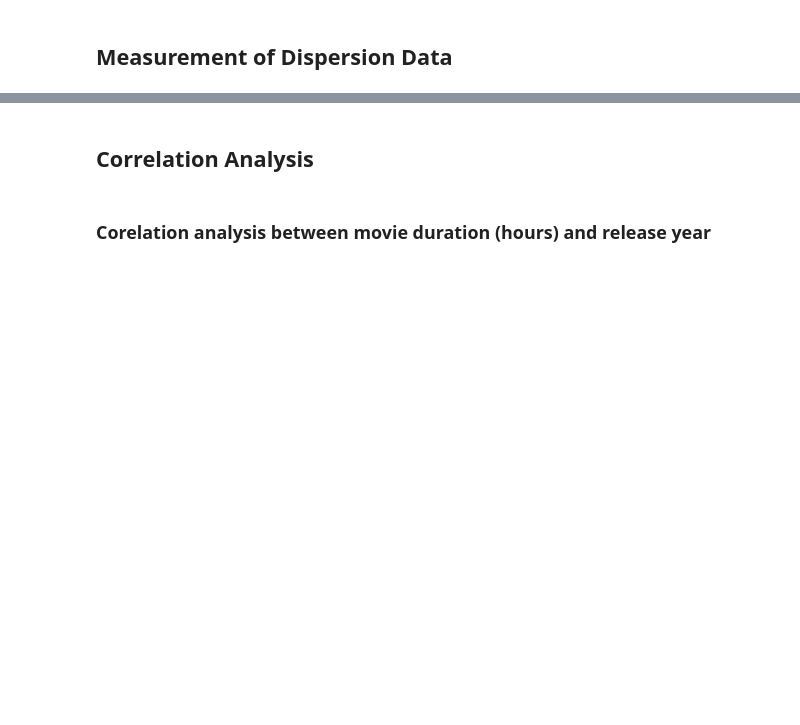
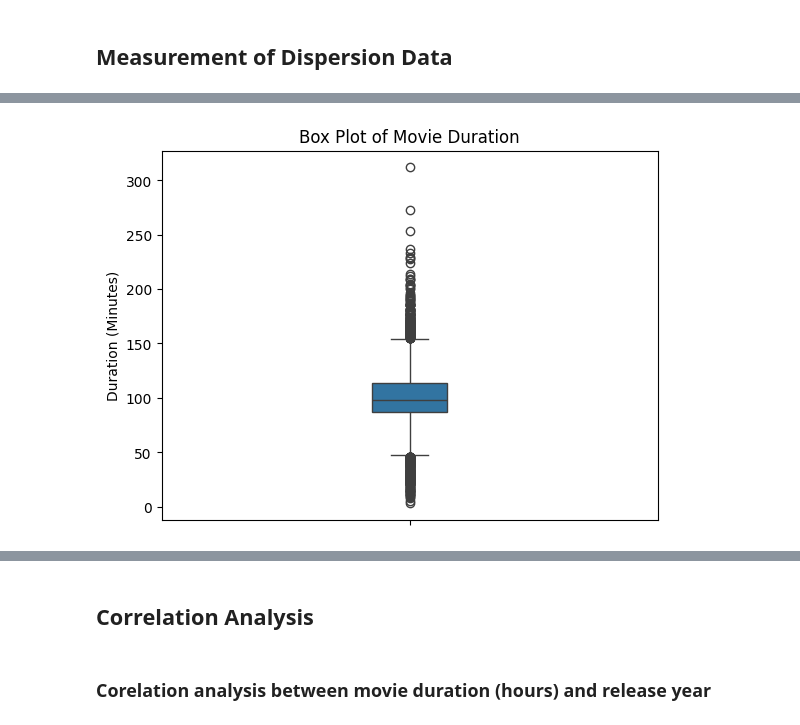
Before and after one commit to liya-eng/DSF_PROJECT, a Jupyter notebook: TT6L_G04_Notebook.ipynb, the cells around one changed output, grey strips where cells are left out. Drawn from its saved outputs; the diff is of its cells as text; code cells hidden in the pictures; blank space fills up the shorter version.

```diff
--- a/TT6L_G04_Notebook.ipynb
+++ b/TT6L_G04_Notebook.ipynb
@@ -391,0 +432,8 @@ summary
+# %%
+sns.boxplot(y="duration_value", width=0.15, data=movies_duration)
+
+plt.title("Box Plot of Movie Duration")
+plt.ylabel("Duration (Minutes)")
+plt.show()
+# %% [output]
+[figure, added]
```
Also changed, not shown: parts of 24 cells of this notebook.
